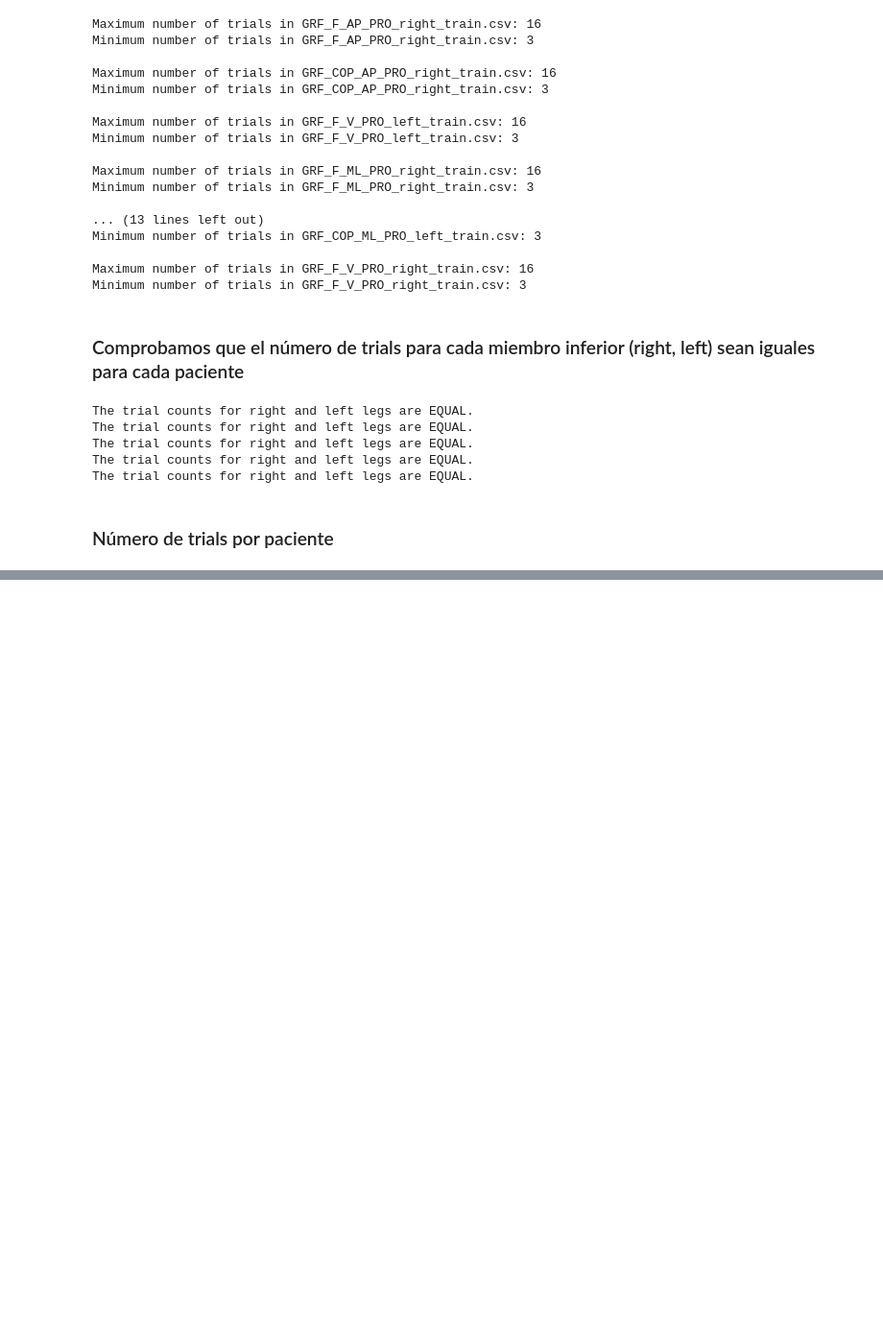
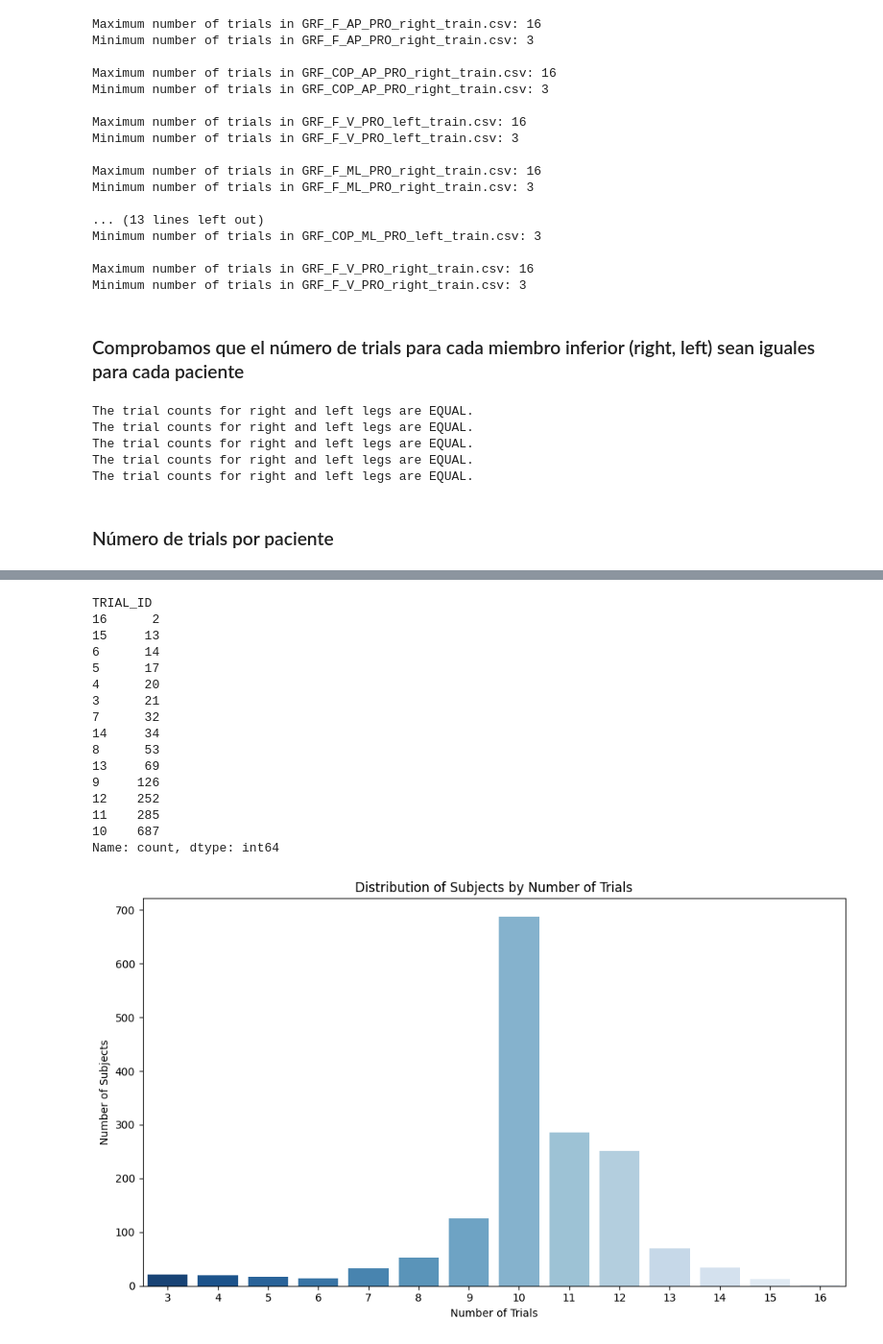
Before and after one commit to bernatsort/Therapy-Progress-Gait-Prediction, a Jupyter notebook: code.ipynb, the cells around one changed output, grey strips where cells are left out. Shown at 96% size. Drawn from its saved outputs; the diff is of its cells as text; code cells hidden in the pictures; blank space fills up the shorter version.

```diff
--- a/code.ipynb
+++ b/code.ipynb
@@ -625,0 +758,38 @@ The trial counts for right and left legs are EQUAL.
+# %%
+# Agrupar los sujetos por número de trials y visualizar la distribución de los sujetos dentro de cada grupo
+
+# Calculate the number of trials for each subject
+trial_counts = GRF_COP_AP_PRO_right_train.groupby('SUBJECT_ID')['TRIAL_ID'].nunique()
+
+# Count the number of subjects in each group and sort in ascending order
+trial_counts_grouped = trial_counts.value_counts().sort_values(ascending=True)
+print(trial_counts_grouped)
+
+# Plot the countplot
+plt.figure(figsize=(10, 6))
+sns.countplot(x=trial_counts, palette='Blues_r')
+
+plt.xlabel('Number of Trials')
+plt.ylabel('Number of Subjects')
+plt.title('Distribution of Subjects by Number of Trials')
+
+plt.tight_layout()
+plt.show()
+# %% [output]
+TRIAL_ID
+16      2
+15     13
+6      14
+5      17
+4      20
+3      21
+7      32
+14     34
+8      53
+13     69
+9     126
+12    252
+11    285
+10    687
+Name: count, dtype: int64
+[figure, added]
```
Also changed, not shown: parts of 7 cells of this notebook.
